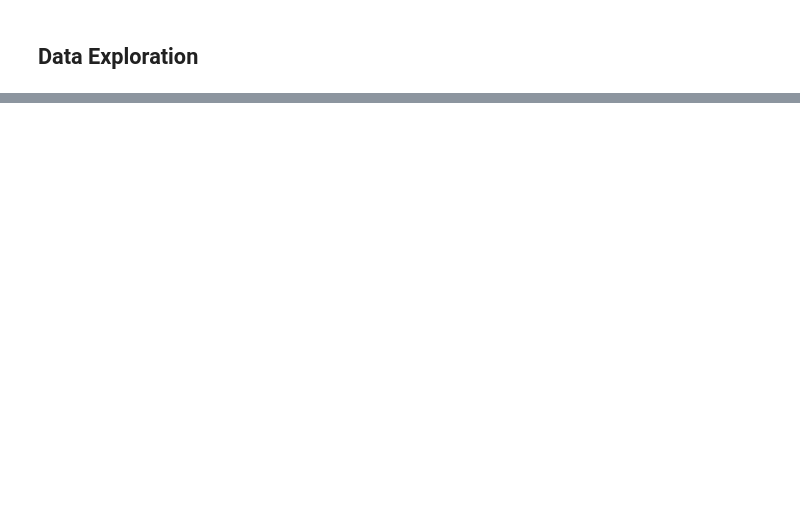
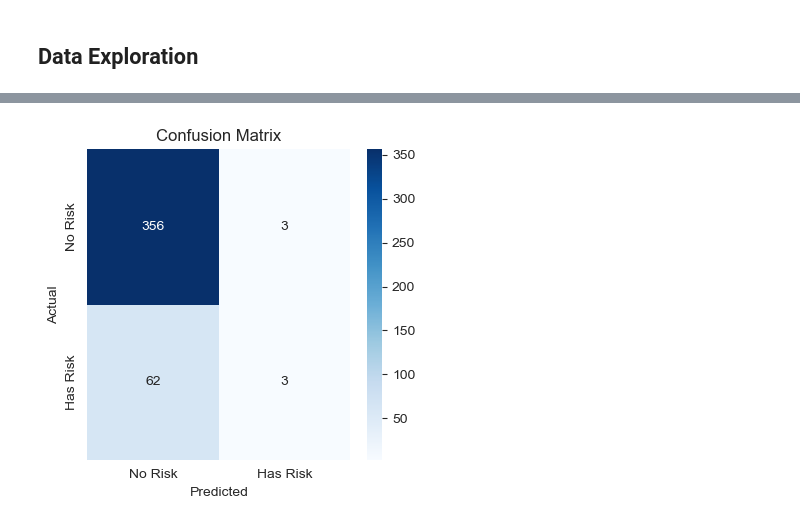
Before and after one commit to yukiroow/data-mining-acts, a Jupyter notebook: mid_act3.ipynb, the cells around one changed output, grey strips where cells are left out. Drawn from its saved outputs; the diff is of its cells as text; code cells hidden in the pictures; blank space fills up the shorter version.

```diff
--- a/mid_act3.ipynb
+++ b/mid_act3.ipynb
@@ -21,0 +100,8 @@ cancer.head()
+# %%
+from sklearn.preprocessing import StandardScaler
+
+# Standardize Numeric Columns
+scaler = StandardScaler()
+standard_num = scaler.fit_transform(numeric)
+standard_num = pd.DataFrame(standard_num, columns=numeric.columns)
+standard_num
@@ -21,0 +250,13 @@ cancer.head()
+# %%
+# Confusion matrix of 10% remaining data
+cm = confusion_matrix(verification_target, test_pred)
+labels = ['No Risk', 'Has Risk']
+plt.figure(figsize=(4, 4))
+sns.heatmap(cm, annot=True, fmt='d', cmap='Blues', xticklabels=labels, yticklabels=labels)
+plt.title('Confusion Matrix')
+plt.xlabel('Predicted')
+plt.ylabel('Actual')
+plt.tight_layout()
+plt.show()
+# %% [output]
+[figure, added]
```
Also changed, not shown: parts of 15 cells of this notebook, 1 other file.
